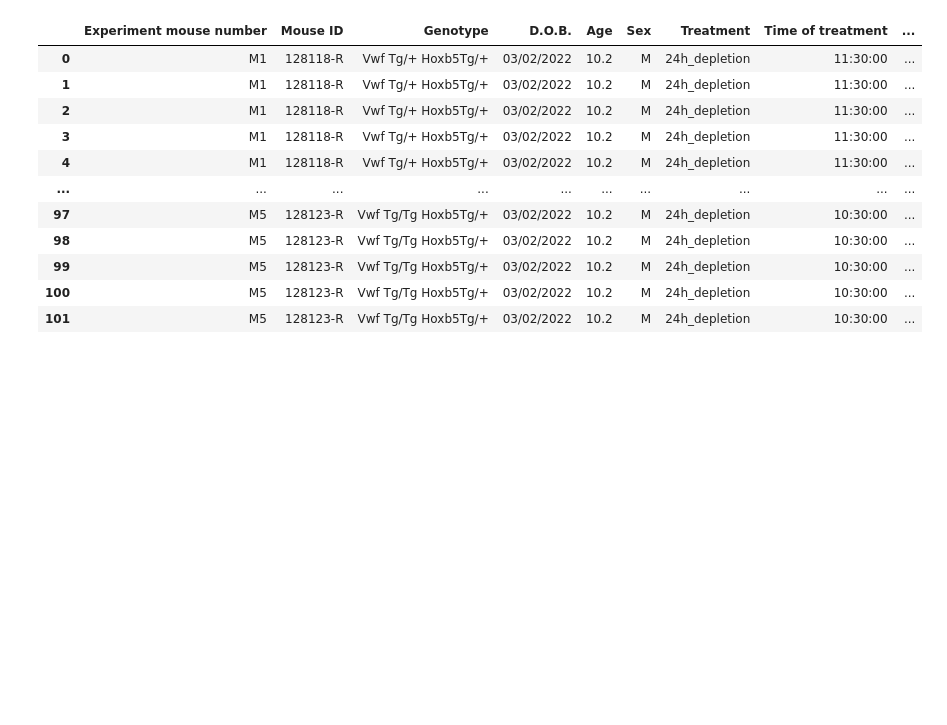
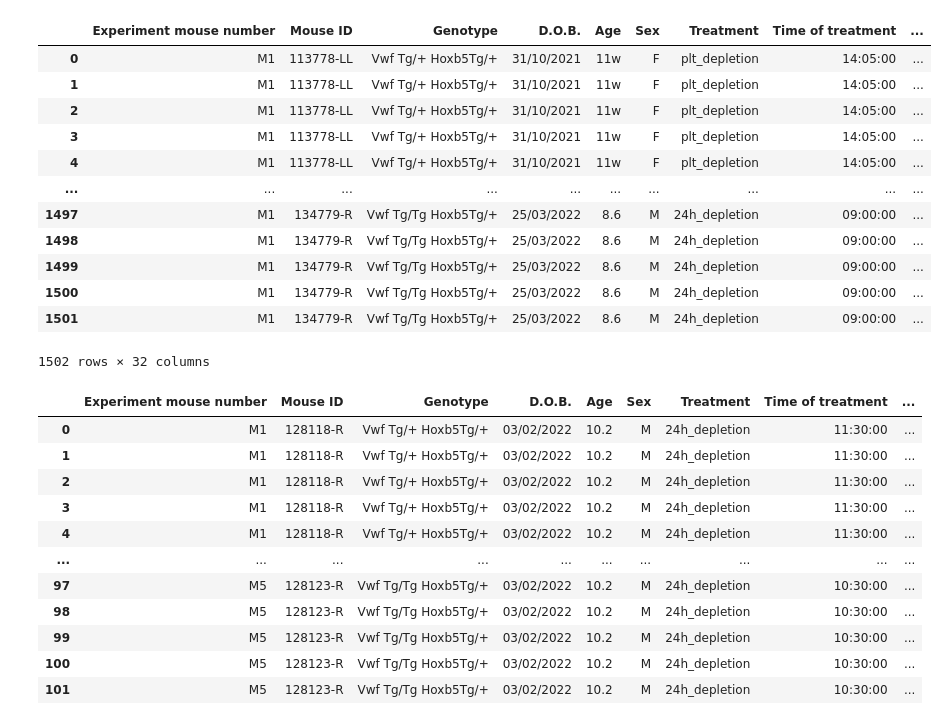
Before and after one commit to Mas515/Image_analysis, a Jupyter notebook: CZI_metadata_processing/Metadata_plotting.ipynb, the cells around one changed output. Saved outputs shown, nothing was run; the diff lists cells and outputs as text; code cells hidden in the pictures; blank space fills up the shorter version.

```diff
--- a/CZI_metadata_processing/Metadata_plotting.ipynb
+++ b/CZI_metadata_processing/Metadata_plotting.ipynb
@@ -100,15 +118,36 @@ mice
 # %%
+#changed the date format manually to short and reversed !!!!! 2022-03-04
+
+df=pd.read_csv('/Users/secchim/Documents/Combined_metadata_edited.csv')
 
 #x=(df['Position_Name'][0:16])
 #df['FileID']=x
-df['FileID']=df['Position_Name'].str[0:19]
+df['FileID']=df['Position_Name'].str.upper()
+df['FileID']=df['FileID'].str[0:19]
 df
 
 #df.merge(mice, how='left', left_on='dfFileID', right_on=['FileID'] )
 merged_df=pd.merge(mice, df[:], on = 'FileID')
+
+merged_df.to_csv('/Users/secchim/Documents/220914merged_metadata_and_mice.csv', index=False)
+
 merged_df
 
-#merged_df.to_csv('/Users/secchim/Documents/merged_metadata_and_mice.csv', index=False)
+#1501 row which does not make sense
+# %% [output]
+|  | Experiment mouse number | Mouse ID | Genotype | D.O.B. | Age | Sex | Treatment | Time of treatment | ... |
+| 0 | M1 | 113778-LL | Vwf Tg/+ Hoxb5Tg/+ | 31/10/2021 | 11w | F | plt_depletion | 14:05:00 | ... |
+| 1 | M1 | 113778-LL | Vwf Tg/+ Hoxb5Tg/+ | 31/10/2021 | 11w | F | plt_depletion | 14:05:00 | ... |
+| 2 | M1 | 113778-LL | Vwf Tg/+ Hoxb5Tg/+ | 31/10/2021 | 11w | F | plt_depletion | 14:05:00 | ... |
+| 3 | M1 | 113778-LL | Vwf Tg/+ Hoxb5Tg/+ | 31/10/2021 | 11w | F | plt_depletion | 14:05:00 | ... |
+| 4 | M1 | 113778-LL | Vwf Tg/+ Hoxb5Tg/+ | 31/10/2021 | 11w | F | plt_depletion | 14:05:00 | ... |
+| ... | ... | ... | ... | ... | ... | ... | ... | ... | ... |
+| 1497 | M1 | 134779-R | Vwf Tg/Tg Hoxb5Tg/+ | 25/03/2022 | 8.6 | M | 24h_depletion | 09:00:00 | ... |
+| 1498 | M1 | 134779-R | Vwf Tg/Tg Hoxb5Tg/+ | 25/03/2022 | 8.6 | M | 24h_depletion | 09:00:00 | ... |
+| 1499 | M1 | 134779-R | Vwf Tg/Tg Hoxb5Tg/+ | 25/03/2022 | 8.6 | M | 24h_depletion | 09:00:00 | ... |
+| 1500 | M1 | 134779-R | Vwf Tg/Tg Hoxb5Tg/+ | 25/03/2022 | 8.6 | M | 24h_depletion | 09:00:00 | ... |
+| 1501 | M1 | 134779-R | Vwf Tg/Tg Hoxb5Tg/+ | 25/03/2022 | 8.6 | M | 24h_depletion | 09:00:00 | ... |
+1502 rows × 32 columns
 # %%
 merged_df['BatchID']=merged_df['Experiment']+'_'+merged_df['Experiment mouse number']
 merged_df.to_csv('/Users/secchim/Documents/merged_metadata_and_mice.csv', index=False)
```
Also changed, not shown: parts of 4 cells of this notebook, 1 other file.
